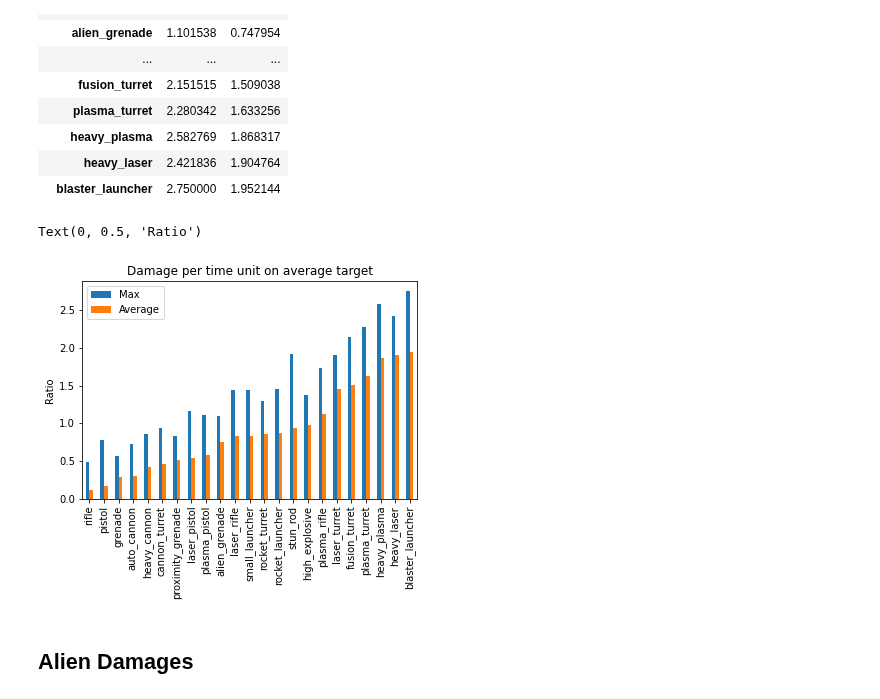
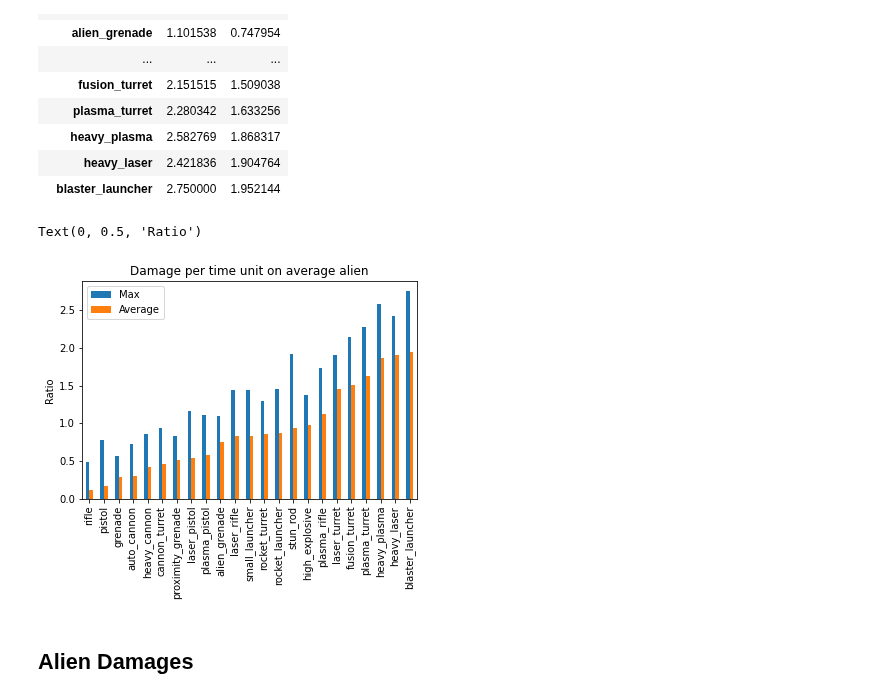
Before and after one commit to Bernardo-MG/xcom-analysis-jupyter-notebook, a Jupyter notebook: enemy_unknown/enemy_survivability.ipynb, the cells around one changed output. Drawn from its saved outputs; the diff is of its cells as text; code cells hidden in the pictures.

```diff
--- a/enemy_unknown/enemy_survivability.ipynb
+++ b/enemy_unknown/enemy_survivability.ipynb
@@ -103,13 +103,13 @@ weapon_damages_per_tu_targets_expected
 | heavy_laser | 2.421836 | 1.904764 |
 | blaster_launcher | 2.750000 | 1.952144 |
 # %%
-ax = weapon_damages_per_tu_targets_expected.plot.bar(title="Damage per time unit on average target", legend=False)
+ax = weapon_damages_per_tu_targets_expected.plot.bar(title="Damage per time unit on average alien", legend=False)
 ax.legend(["Max", "Average"])
 ax.xaxis.get_label().set_visible(False)
 ax.set_ylabel("Ratio")
 # %% [output]
 Text(0, 0.5, 'Ratio')
-[figure, old version]
+[figure, new version]
 # %% [markdown]
 ## Alien Damages
 # %% [markdown]
```
Also changed, not shown: parts of 3 cells of this notebook.
